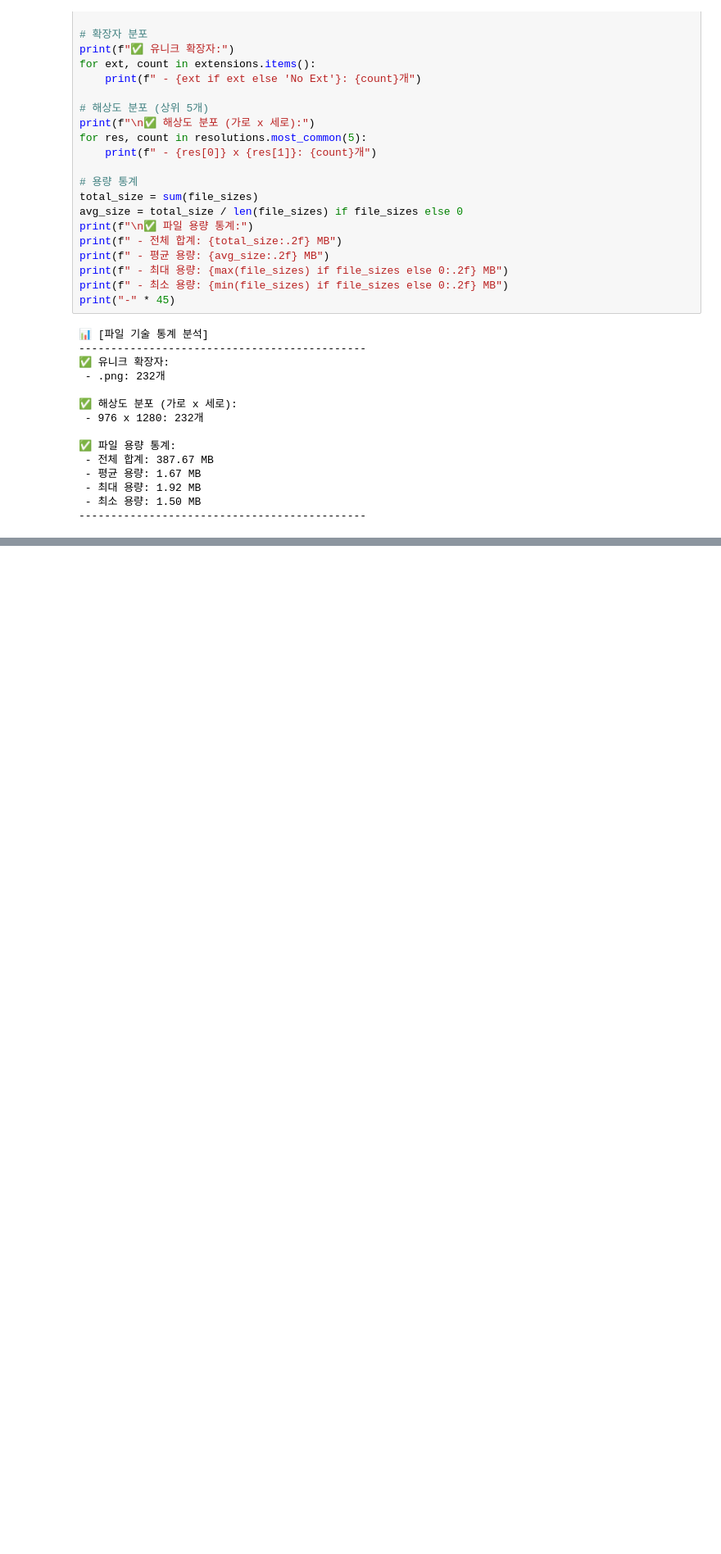
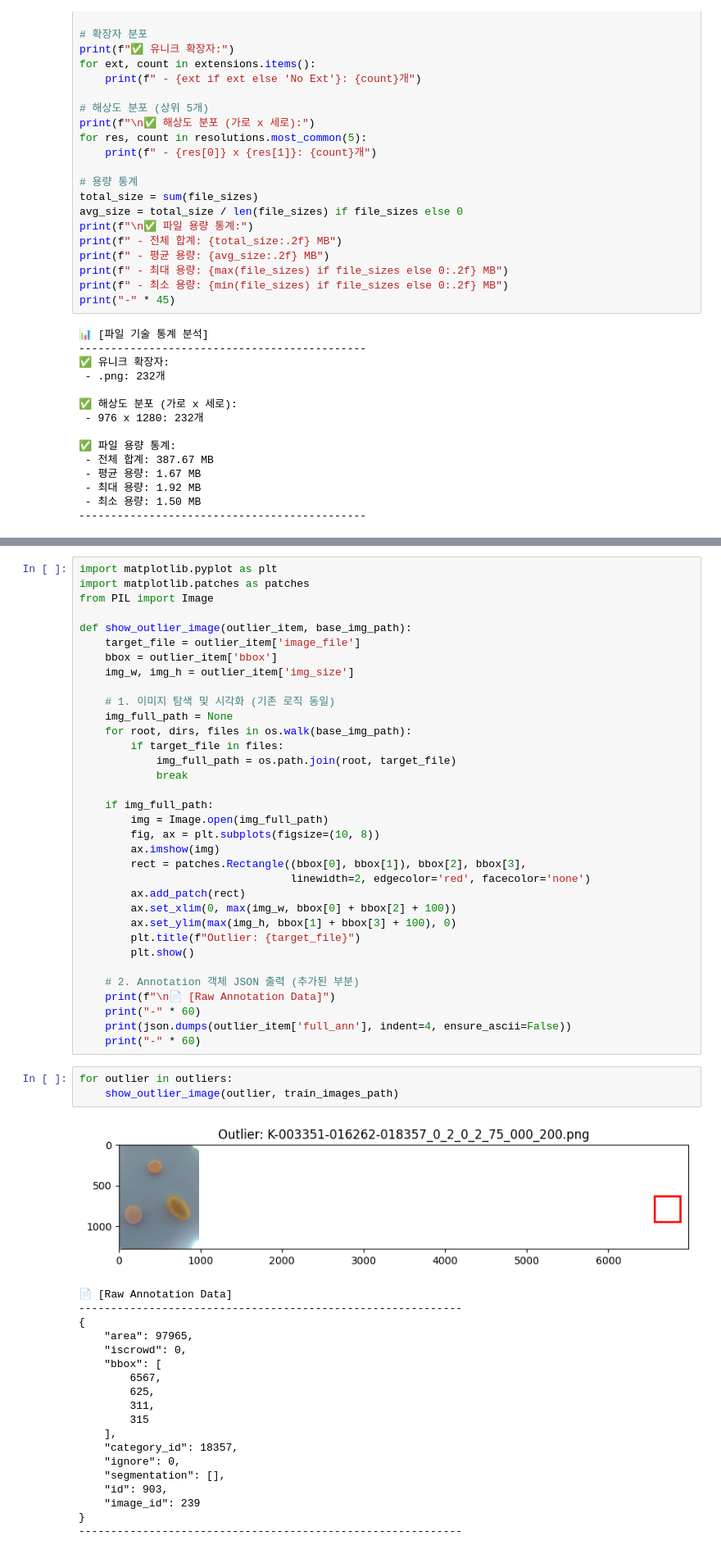
Before and after one commit to qja0707/OralMedicineImageDetection, a Jupyter notebook: EDA.ipynb, the cells around one changed output, grey strips where cells are left out. Shown at 82% size. Saved outputs shown, nothing was run; the diff lists cells and outputs as text; blank space fills up the shorter version.

```diff
--- a/EDA.ipynb
+++ b/EDA.ipynb
@@ -303,0 +557,57 @@ print("-" * 45)
+# %%
+import matplotlib.pyplot as plt
+import matplotlib.patches as patches
+from PIL import Image
+
+def show_outlier_image(outlier_item, base_img_path):
+    target_file = outlier_item['image_file']
+    bbox = outlier_item['bbox']
+    img_w, img_h = outlier_item['img_size']
+
+    # 1. 이미지 탐색 및 시각화 (기존 로직 동일)
+    img_full_path = None
+    for root, dirs, files in os.walk(base_img_path):
+        if target_file in files:
+            img_full_path = os.path.join(root, target_file)
+            break
+
+    if img_full_path:
+        img = Image.open(img_full_path)
+        fig, ax = plt.subplots(figsize=(10, 8))
+        ax.imshow(img)
+        rect = patches.Rectangle((bbox[0], bbox[1]), bbox[2], bbox[3],
+                                 linewidth=2, edgecolor='red', facecolor='none')
+        ax.add_patch(rect)
+        ax.set_xlim(0, max(img_w, bbox[0] + bbox[2] + 100))
+        ax.set_ylim(max(img_h, bbox[1] + bbox[3] + 100), 0)
+        plt.title(f"Outlier: {target_file}")
+        plt.show()
+
+    # 2. Annotation 객체 JSON 출력 (추가된 부분)
+    print(f"\n📄 [Raw Annotation Data]")
+    print("-" * 60)
+    print(json.dumps(outlier_item['full_ann'], indent=4, ensure_ascii=False))
+    print("-" * 60)
+# %%
+for outlier in outliers:
+    show_outlier_image(outlier, train_images_path)
+# %% [output]
+[figure, added]
+📄 [Raw Annotation Data]
+------------------------------------------------------------
+{
+    "area": 97965,
+    "iscrowd": 0,
+    "bbox": [
+        6567,
+        625,
+        311,
+        315
+    ],
+    "category_id": 18357,
+    "ignore": 0,
+    "segmentation": [],
+    "id": 903,
+    "image_id": 239
+}
+------------------------------------------------------------
```
Also changed, not shown: parts of 12 cells of this notebook.
